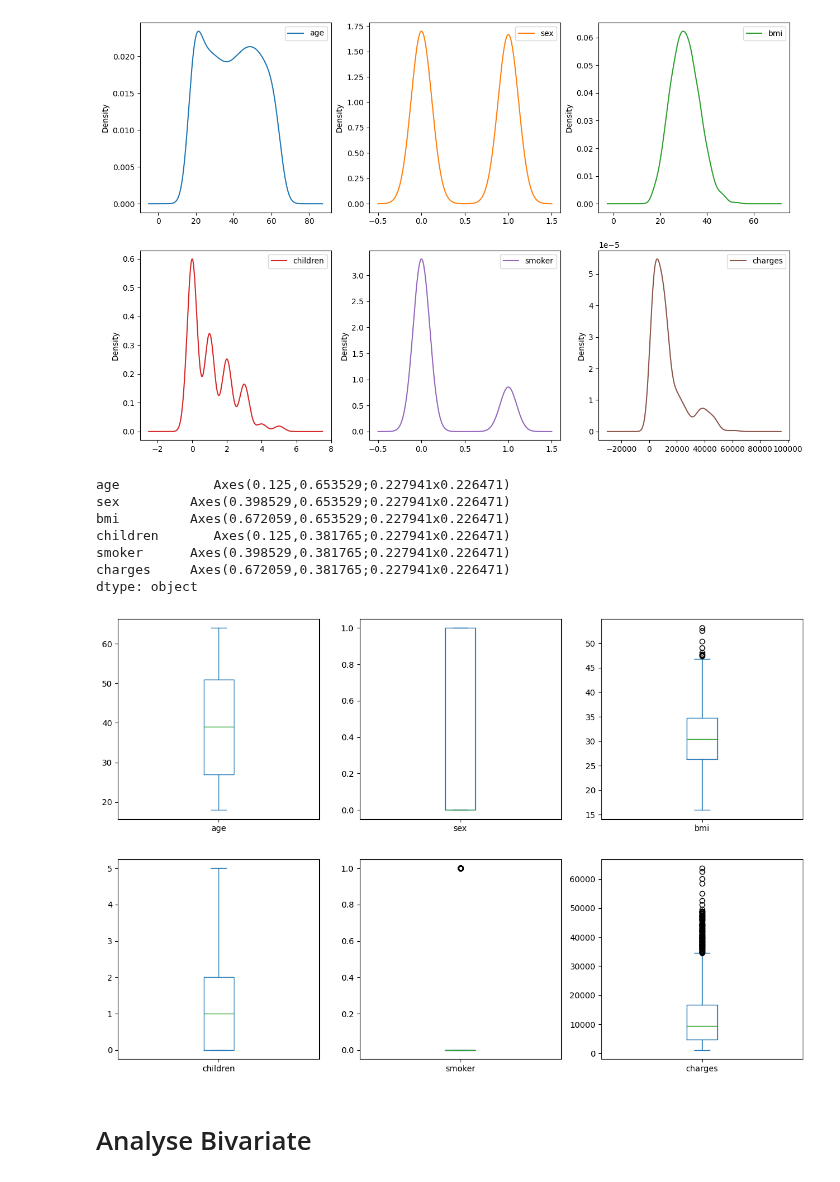
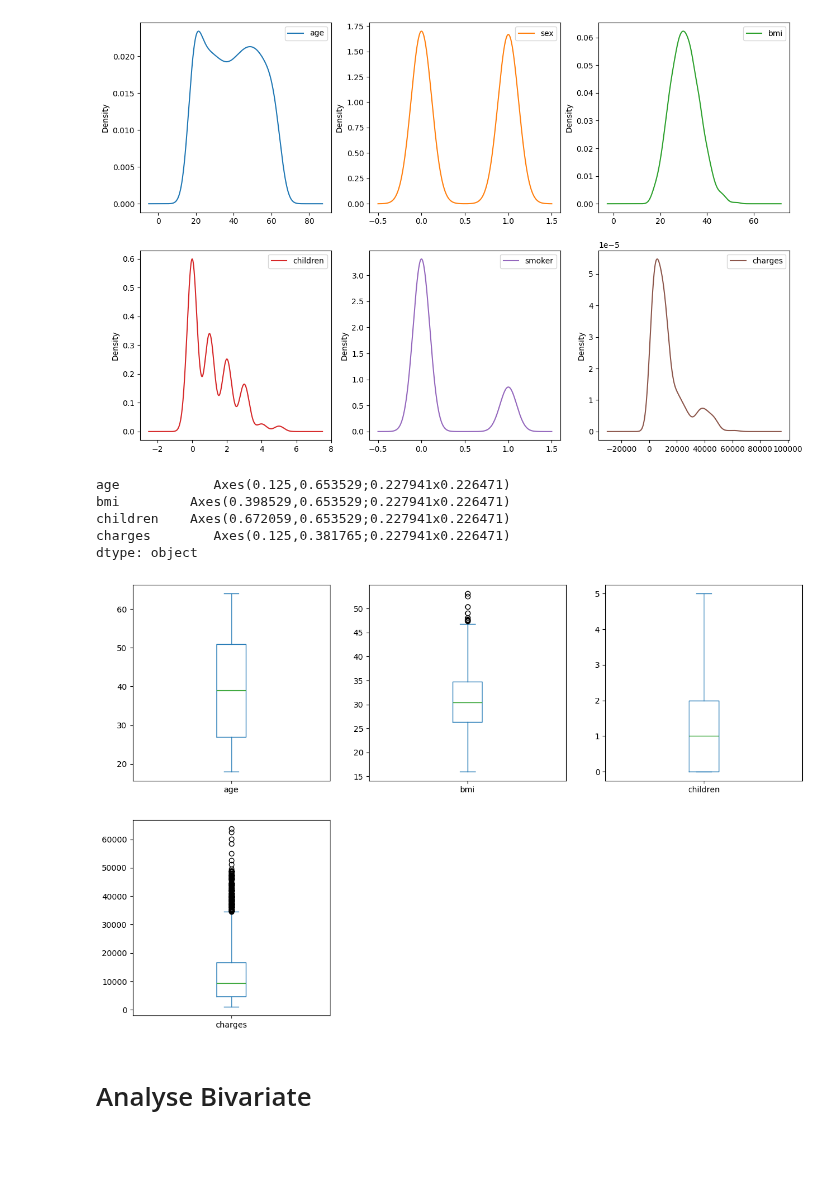
Before and after one commit to Memory77/brief_assurance_reg, a Jupyter notebook: analyse.ipynb, the cells around one changed output. Saved outputs shown, nothing was run; the diff lists cells and outputs as text; code cells hidden in the pictures; blank space fills up the shorter version.

```diff
--- a/analyse.ipynb
+++ b/analyse.ipynb
@@ -305,21 +332,19 @@ df.plot(kind='density',
 # %% [output]
 [figure]
 # %%
-df.plot(kind='box',
+df2.plot(kind='box',
           subplots=True,
           layout=(3,3),
           sharex= False, #share x -> le meme x donc le desactiver
           figsize = (15,15) #regler la taille des plots
           )
 # %% [output]
 age            Axes(0.125,0.653529;0.227941x0.226471)
-sex         Axes(0.398529,0.653529;0.227941x0.226471)
-bmi         Axes(0.672059,0.653529;0.227941x0.226471)
-children       Axes(0.125,0.381765;0.227941x0.226471)
-smoker      Axes(0.398529,0.381765;0.227941x0.226471)
-charges     Axes(0.672059,0.381765;0.227941x0.226471)
+bmi         Axes(0.398529,0.653529;0.227941x0.226471)
+children    Axes(0.672059,0.653529;0.227941x0.226471)
+charges        Axes(0.125,0.381765;0.227941x0.226471)
 dtype: object
-[figure, old version]
+[figure, new version]
 # %% [markdown]
 # Analyse Bivariate
 # %%
```
Also changed, not shown: parts of 18 cells of this notebook, 7 other files.
